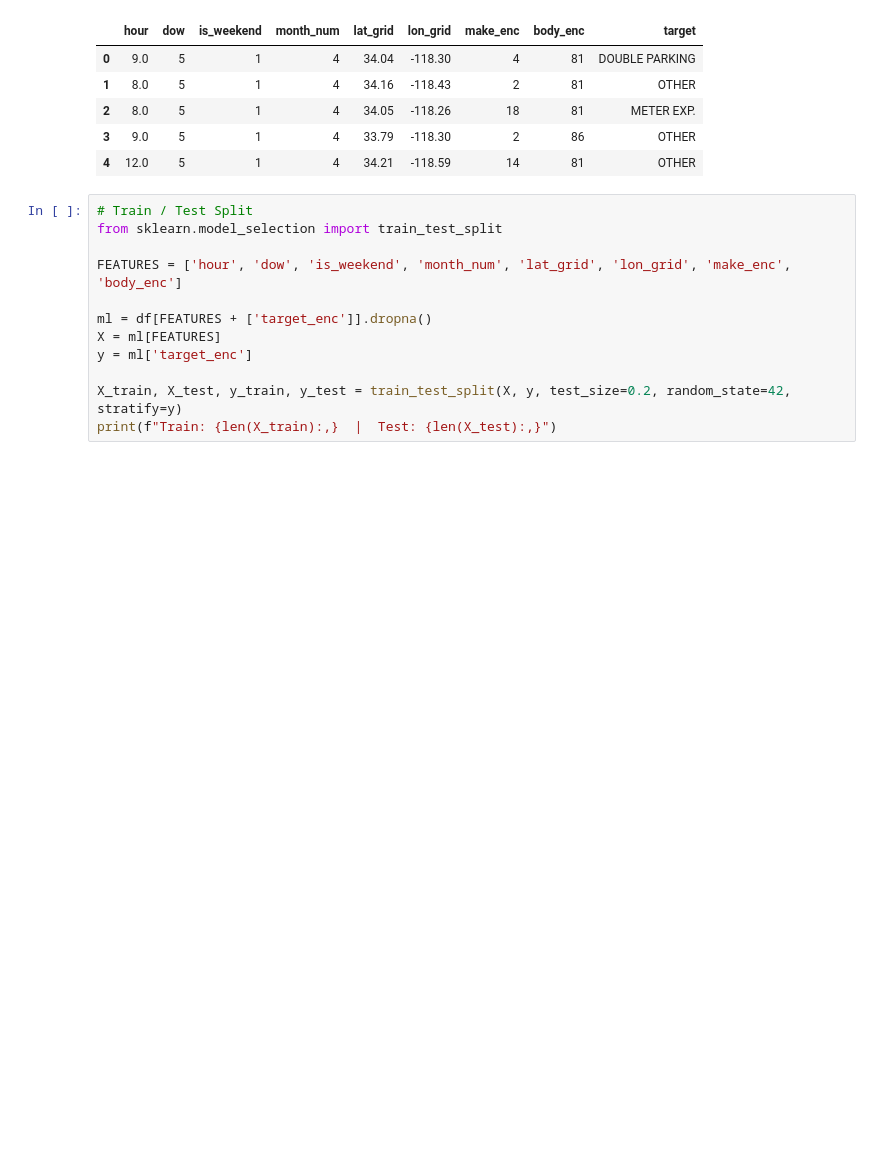
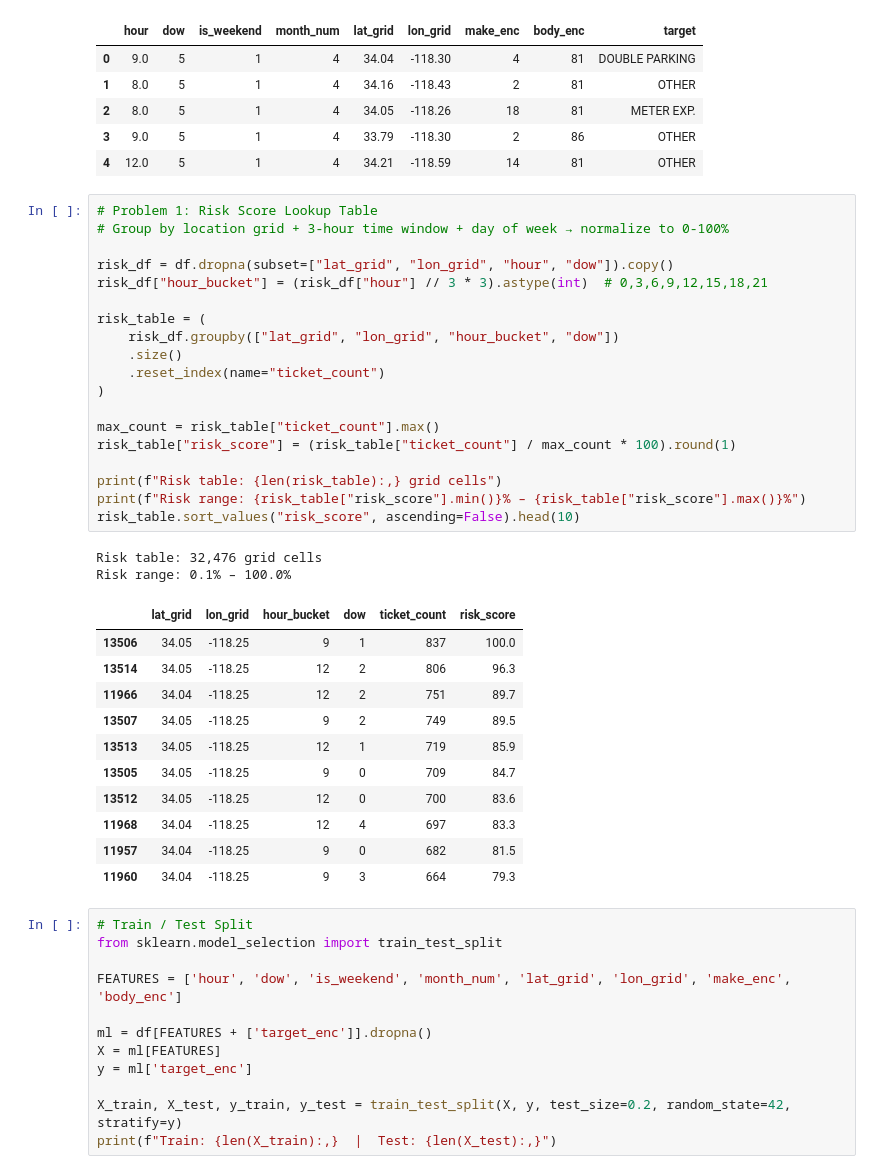
Before and after one commit to janhqnguyen2020/ParkLegal, a Jupyter notebook: data/citation.ipynb, the cells around one changed output. Cells and saved outputs as stored; diff of their text form; blank space fills up the shorter version.

```diff
--- a/data/citation.ipynb
+++ b/data/citation.ipynb
@@ -325,6 +313,39 @@ Feature sample:
 | 2 | 8.0 | 5 | 1 | 4 | 34.05 | -118.26 | 18 | 81 | METER EXP. |
 | 3 | 9.0 | 5 | 1 | 4 | 33.79 | -118.30 | 2 | 86 | OTHER |
 | 4 | 12.0 | 5 | 1 | 4 | 34.21 | -118.59 | 14 | 81 | OTHER |
+# %%
+# Problem 1: Risk Score Lookup Table
+# Group by location grid + 3-hour time window + day of week → normalize to 0-100%
+
+risk_df = df.dropna(subset=["lat_grid", "lon_grid", "hour", "dow"]).copy()
+risk_df["hour_bucket"] = (risk_df["hour"] // 3 * 3).astype(int)  # 0,3,6,9,12,15,18,21
+
+risk_table = (
+    risk_df.groupby(["lat_grid", "lon_grid", "hour_bucket", "dow"])
+    .size()
+    .reset_index(name="ticket_count")
+)
+
+max_count = risk_table["ticket_count"].max()
+risk_table["risk_score"] = (risk_table["ticket_count"] / max_count * 100).round(1)
+
+print(f"Risk table: {len(risk_table):,} grid cells")
+print(f"Risk range: {risk_table["risk_score"].min()}% – {risk_table["risk_score"].max()}%")
+risk_table.sort_values("risk_score", ascending=False).head(10)
+# %% [output]
+Risk table: 32,476 grid cells
+Risk range: 0.1% – 100.0%
+|  | lat_grid | lon_grid | hour_bucket | dow | ticket_count | risk_score |
+| 13506 | 34.05 | -118.25 | 9 | 1 | 837 | 100.0 |
+| 13514 | 34.05 | -118.25 | 12 | 2 | 806 | 96.3 |
+| 11966 | 34.04 | -118.25 | 12 | 2 | 751 | 89.7 |
+| 13507 | 34.05 | -118.25 | 9 | 2 | 749 | 89.5 |
+| 13513 | 34.05 | -118.25 | 12 | 1 | 719 | 85.9 |
+| 13505 | 34.05 | -118.25 | 9 | 0 | 709 | 84.7 |
+| 13512 | 34.05 | -118.25 | 12 | 0 | 700 | 83.6 |
+| 11968 | 34.04 | -118.25 | 12 | 4 | 697 | 83.3 |
+| 11957 | 34.04 | -118.25 | 9 | 0 | 682 | 81.5 |
+| 11960 | 34.04 | -118.25 | 9 | 3 | 664 | 79.3 |
 # %%
 # Train / Test Split
 from sklearn.model_selection import train_test_split
```
Also changed, not shown: parts of 6 cells of this notebook.
